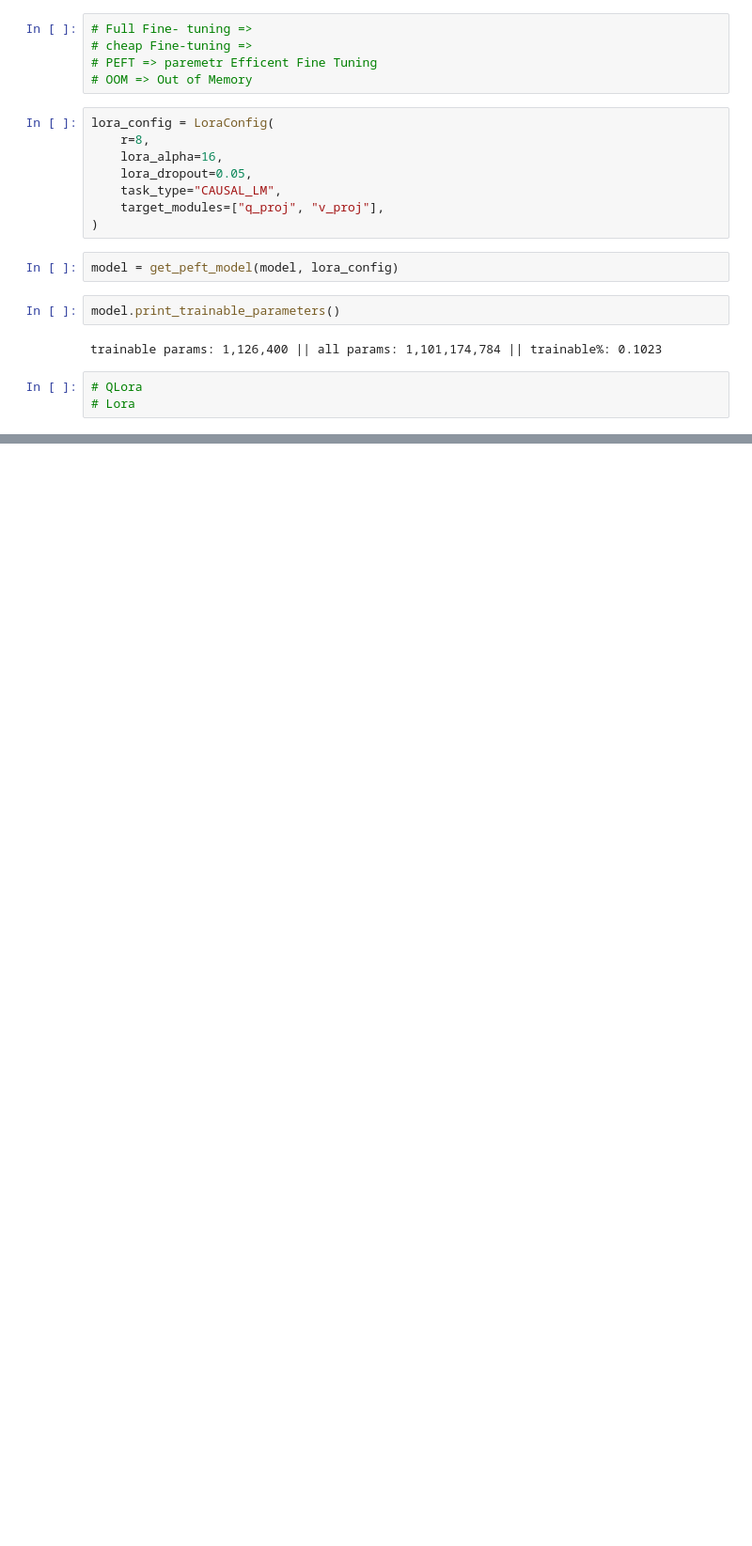
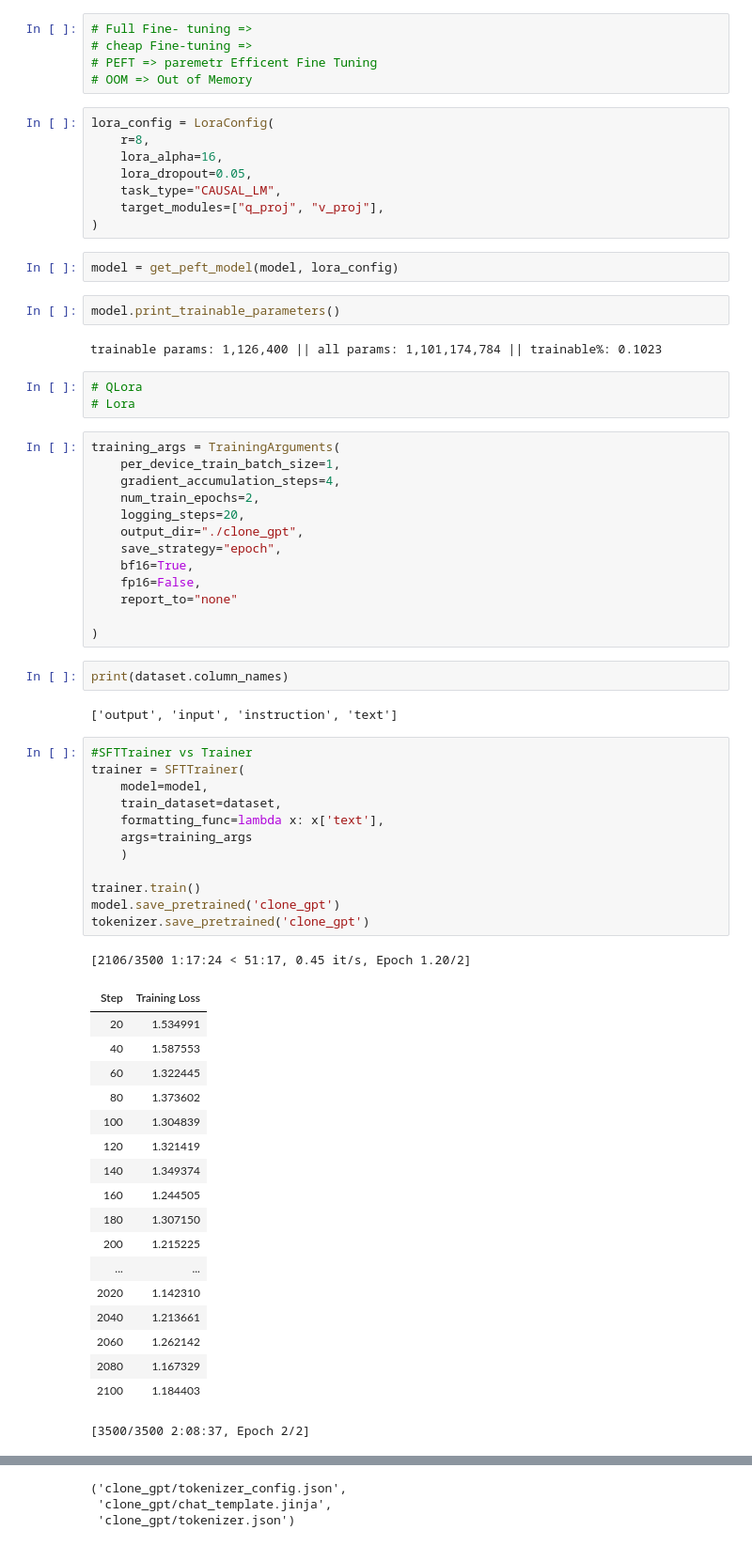
Before and after one commit to alimovscott/cloneGPT, a Jupyter notebook: clone_gpt.ipynb, the cells around one changed output, grey strips where cells are left out. Shown at 94% size. Saved outputs shown, nothing was run; the diff lists cells and outputs as text; blank space fills up the shorter version.

Commit message:
feat: using trl $ training our clone_gpt model

```diff
--- a/clone_gpt.ipynb
+++ b/clone_gpt.ipynb
@@ -158,3 +162,52 @@ trainable params: 1,126,400 || all params: 1,101,174,784 || trainable%: 0.1023
 # %%
 # QLora
 # Lora
+# %%
+training_args = TrainingArguments(
+    per_device_train_batch_size=1,
+    gradient_accumulation_steps=4,
+    num_train_epochs=2,
+    logging_steps=20,
+    output_dir="./clone_gpt",
+    save_strategy="epoch",
+    bf16=True,
+    fp16=False,
+    report_to="none"
+
+)
+# %%
+print(dataset.column_names)
+# %% [output]
+['output', 'input', 'instruction', 'text']
+# %%
+#SFTTrainer vs Trainer
+trainer = SFTTrainer(
+    model=model,
+    train_dataset=dataset,
+    formatting_func=lambda x: x['text'],
+    args=training_args
+    )
+
+trainer.train()
+model.save_pretrained('clone_gpt')
+tokenizer.save_pretrained('clone_gpt')
+# %% [output]
+[2106/3500 1:17:24 < 51:17, 0.45 it/s, Epoch 1.20/2]
+| Step | Training Loss |
+| 20 | 1.534991 |
+| 40 | 1.587553 |
+| 60 | 1.322445 |
+| 80 | 1.373602 |
+| 100 | 1.304839 |
+| 120 | 1.321419 |
+| 140 | 1.349374 |
+| 160 | 1.244505 |
+| 180 | 1.307150 |
+| 200 | 1.215225 |
+| ... | ... |
+| 2020 | 1.142310 |
+| 2040 | 1.213661 |
+| 2060 | 1.262142 |
+| 2080 | 1.167329 |
+| 2100 | 1.184403 |
+[3500/3500 2:08:37, Epoch 2/2]
@@ -160,0 +231,3 @@ trainable params: 1,126,400 || all params: 1,101,174,784 || trainable%: 0.1023
+('clone_gpt/tokenizer_config.json',
+ 'clone_gpt/chat_template.jinja',
+ 'clone_gpt/tokenizer.json')
```
Also changed, not shown: parts of 13 cells of this notebook.
